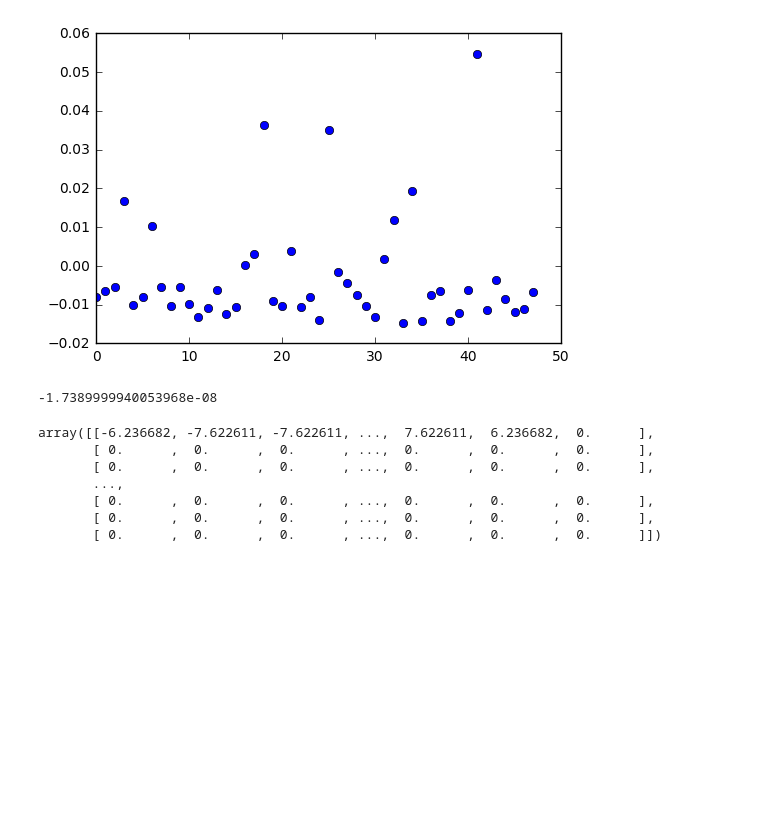
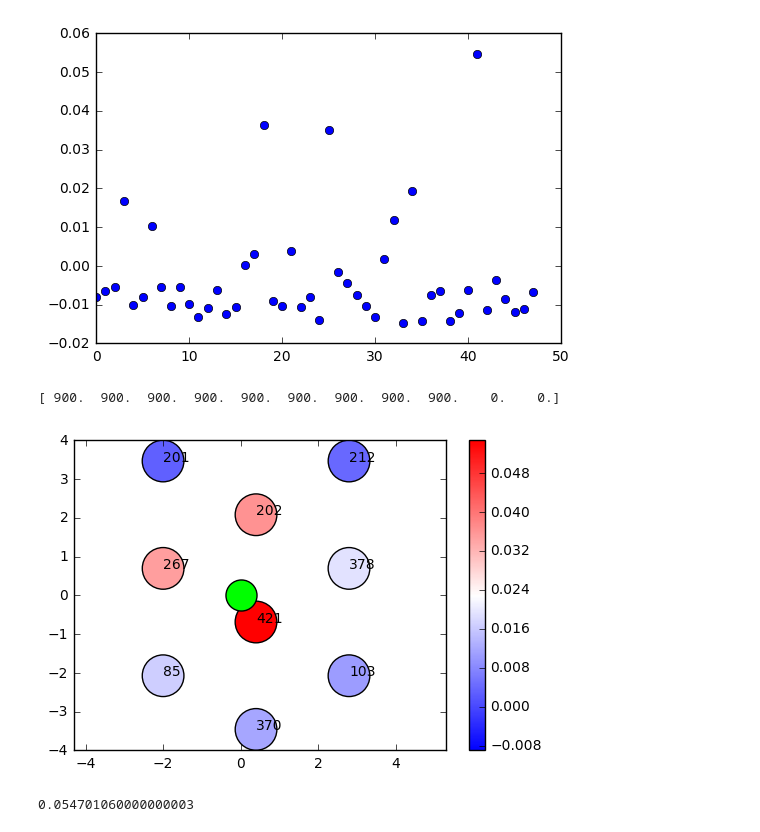
Before and after one commit to 123daimanu/DR_EAM, a Jupyter notebook: DataExtractDumpChargeDensity-NaImagecharge.ipynb, the cells around one changed output. Saved outputs shown, nothing was run; the diff lists cells and outputs as text; code cells hidden in the pictures; blank space fills up the shorter version.

```diff
--- a/DataExtractDumpChargeDensity-NaImagecharge.ipynb
+++ b/DataExtractDumpChargeDensity-NaImagecharge.ipynb
@@ -363,17 +363,3 @@ lab.plot(c[99,layer[8][0]],'o')
 # %% [output]
 [<matplotlib.lines.Line2D at 0x...>]
 [figure]
-# %%
-sum(c[99,:])
-# %% [output]
--1.7389999940053968e-08
-# %%
-y
-# %% [output]
-array([[-6.236682, -7.622611, -7.622611, ...,  7.622611,  6.236682,  0.      ],
-       [ 0.      ,  0.      ,  0.      , ...,  0.      ,  0.      ,  0.      ],
-       [ 0.      ,  0.      ,  0.      , ...,  0.      ,  0.      ,  0.      ],
-       ...,
-       [ 0.      ,  0.      ,  0.      , ...,  0.      ,  0.      ,  0.      ],
-       [ 0.      ,  0.      ,  0.      , ...,  0.      ,  0.      ,  0.      ],
-       [ 0.      ,  0.      ,  0.      , ...,  0.      ,  0.      ,  0.      ]])
@@ -379,0 +413,10 @@ array([[-6.236682, -7.622611, -7.622611, ...,  7.622611,  6.236682,  0.      ],
+# %%
+chargeThreshold=[0.009,-0.009]
+localizedPlot(x,y,z,c,layer,[9,8],4,99,0,chargeThreshold)
+# %% [output]
+[ 900.  900.  900.  900.  900.  900.  900.  900.  900.    0.    0.]
+[figure, added]
+# %%
+c[99,421]
+# %% [output]
+0.054701060000000003
```
Also changed, not shown: parts of 1 cell of this notebook.
